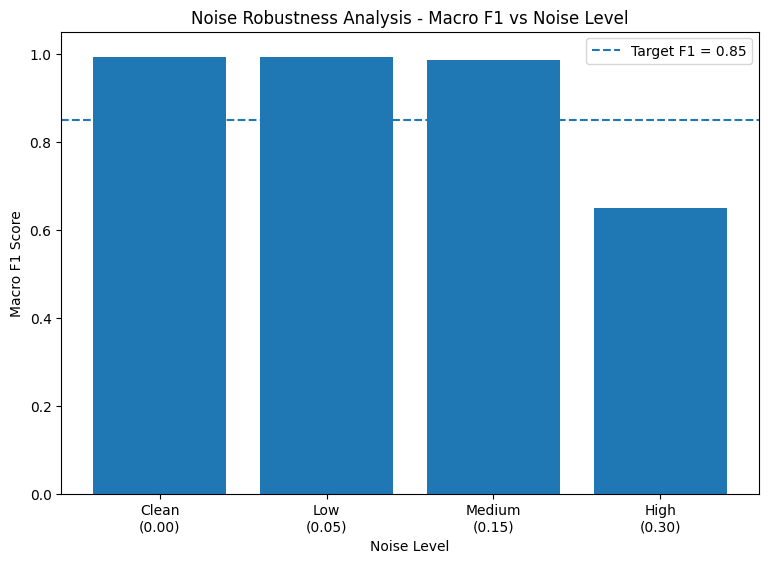
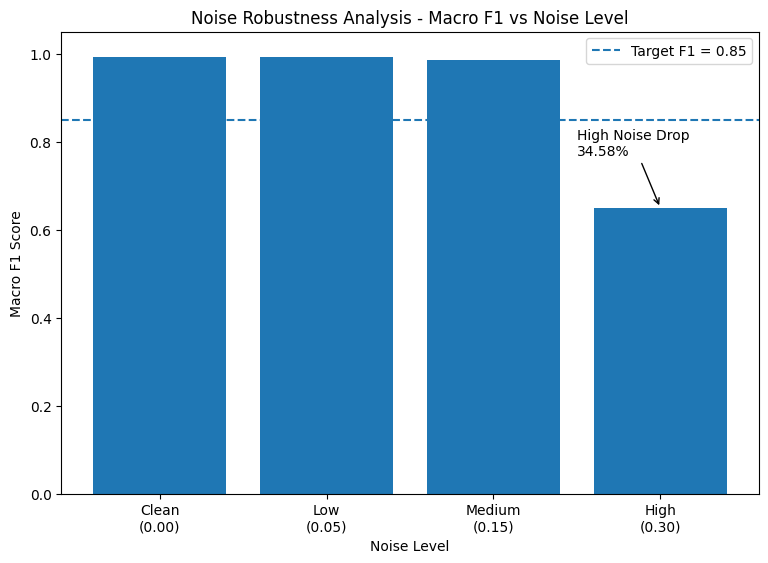
The change to this notebook cell's code, shown as a diff; its figure went from the first image to the second:
--- before
+++ after
@@ -17,4 +17,12 @@
 
 plt.ylim(0, 1.05)
+
+plt.annotate(
+    f"High Noise Drop\n{high_drop_pct:.2f}%",
+    xy=("High\n(0.30)", high_macro_f1),
+    xytext=(2.5, high_macro_f1 + 0.12),
+    arrowprops=dict(arrowstyle="->"),
+    fontsize=10
+)
 plt.legend()
 plt.show()

Commit: eval: annotate high noise performance drop on chart (fixes #16)